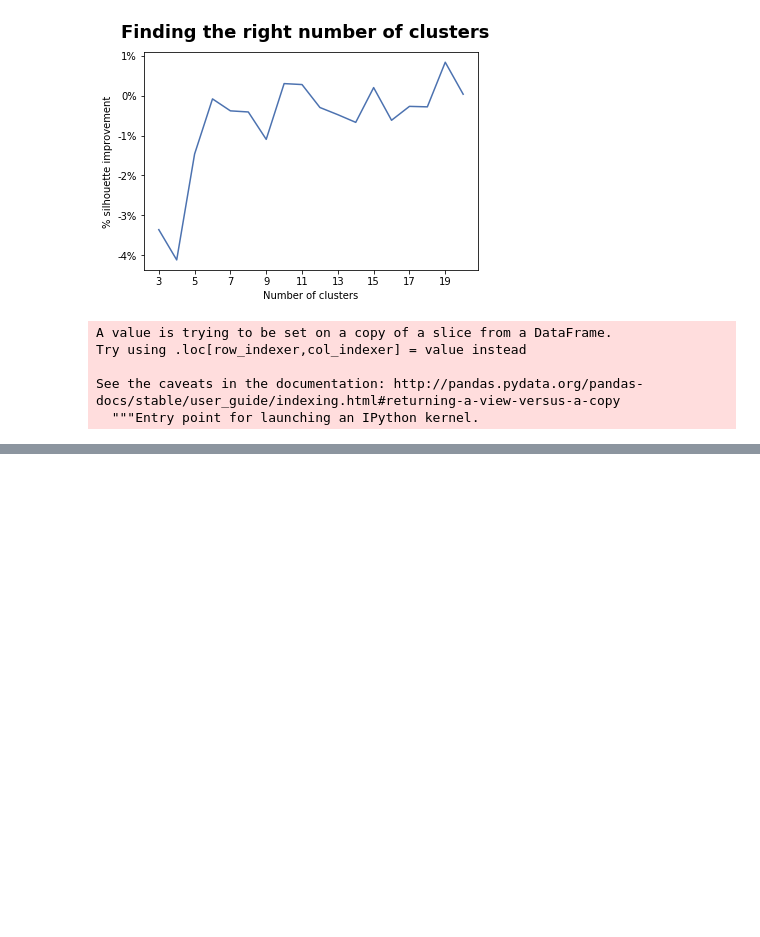
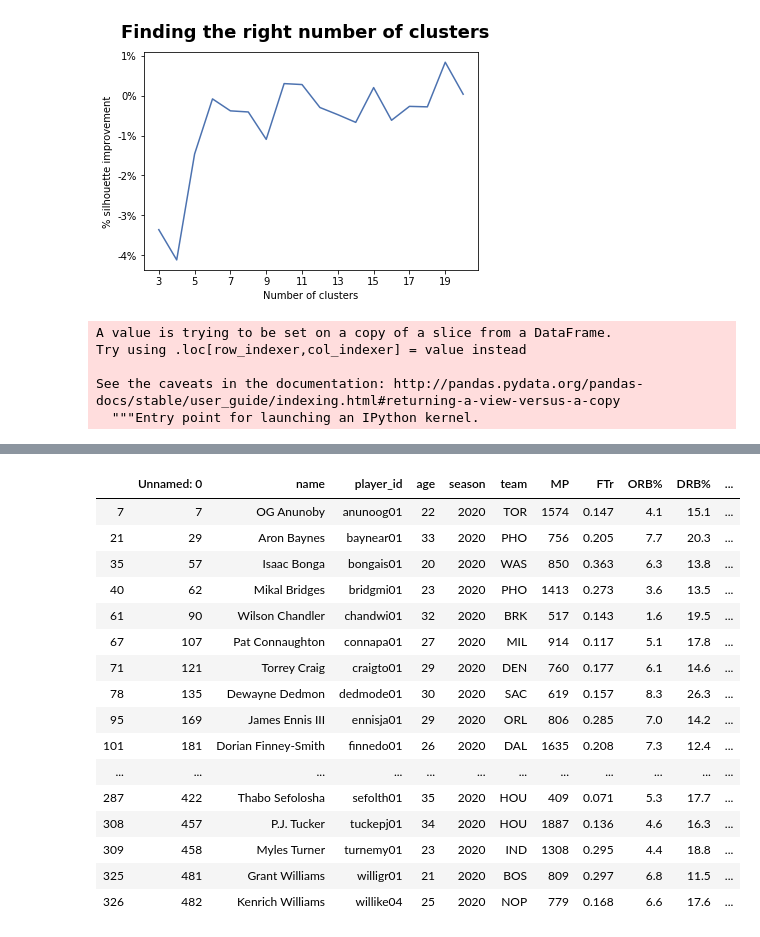
Before and after one commit to brandonmojica/nba_postion_classification, a Jupyter notebook: notebooks/player_clustering_2020.ipynb, the cells around one changed output, grey strips where cells are left out. Saved outputs shown, nothing was run; the diff lists cells and outputs as text; code cells hidden in the pictures; blank space fills up the shorter version.

```diff
--- a/notebooks/player_clustering_2020.ipynb
+++ b/notebooks/player_clustering_2020.ipynb
@@ -348,2 +280,4 @@ nba_no_dups[nba_no_dups['cluster'] ==1]
 # %%
 nba_no_dups.to_csv('../data/clusters_w_all_data_2020.csv')
+# %%
+nba_clusters = pd.read_csv('../data/clusters_w_all_data_2020.csv')
@@ -349,0 +353,6 @@ nba_no_dups.to_csv('../data/clusters_w_all_data_2020.csv')
+# %%
+x = nba_clusters.drop(columns=['raptor_box_offense',
+       'raptor_box_defense', 'raptor_box_total', 'raptor_onoff_offense',
+       'raptor_onoff_defense', 'raptor_onoff_total', 'raptor_offense',
+       'raptor_defense', 'raptor_total', 'war_total', 'war_reg_season',
+       'predator_offense', 'predator_defense', 'predator_total'])
@@ -349,0 +398,20 @@ nba_no_dups.to_csv('../data/clusters_w_all_data_2020.csv')
+# %%
+x[x['cluster'] ==1]
+# %% [output]
+|  | Unnamed: 0 | name | player_id | age | season | team | MP | FTr | ORB% | DRB% | ... |
+| 7 | 7 | OG Anunoby | anunoog01 | 22 | 2020 | TOR | 1574 | 0.147 | 4.1 | 15.1 | ... |
+| 21 | 29 | Aron Baynes | baynear01 | 33 | 2020 | PHO | 756 | 0.205 | 7.7 | 20.3 | ... |
+| 35 | 57 | Isaac Bonga | bongais01 | 20 | 2020 | WAS | 850 | 0.363 | 6.3 | 13.8 | ... |
+| 40 | 62 | Mikal Bridges | bridgmi01 | 23 | 2020 | PHO | 1413 | 0.273 | 3.6 | 13.5 | ... |
+| 61 | 90 | Wilson Chandler | chandwi01 | 32 | 2020 | BRK | 517 | 0.143 | 1.6 | 19.5 | ... |
+| 67 | 107 | Pat Connaughton | connapa01 | 27 | 2020 | MIL | 914 | 0.117 | 5.1 | 17.8 | ... |
+| 71 | 121 | Torrey Craig | craigto01 | 29 | 2020 | DEN | 760 | 0.177 | 6.1 | 14.6 | ... |
+| 78 | 135 | Dewayne Dedmon | dedmode01 | 30 | 2020 | SAC | 619 | 0.157 | 8.3 | 26.3 | ... |
+| 95 | 169 | James Ennis III | ennisja01 | 29 | 2020 | ORL | 806 | 0.285 | 7.0 | 14.2 | ... |
+| 101 | 181 | Dorian Finney-Smith | finnedo01 | 26 | 2020 | DAL | 1635 | 0.208 | 7.3 | 12.4 | ... |
+| ... | ... | ... | ... | ... | ... | ... | ... | ... | ... | ... | ... |
+| 287 | 422 | Thabo Sefolosha | sefolth01 | 35 | 2020 | HOU | 409 | 0.071 | 5.3 | 17.7 | ... |
+| 308 | 457 | P.J. Tucker | tuckepj01 | 34 | 2020 | HOU | 1887 | 0.136 | 4.6 | 16.3 | ... |
+| 309 | 458 | Myles Turner | turnemy01 | 23 | 2020 | IND | 1308 | 0.295 | 4.4 | 18.8 | ... |
+| 325 | 481 | Grant Williams | willigr01 | 21 | 2020 | BOS | 809 | 0.297 | 6.8 | 11.5 | ... |
+| 326 | 482 | Kenrich Williams | willike04 | 25 | 2020 | NOP | 779 | 0.168 | 6.6 | 17.6 | ... |
```
Also changed, not shown: parts of 15 cells of this notebook, 3 other files.
